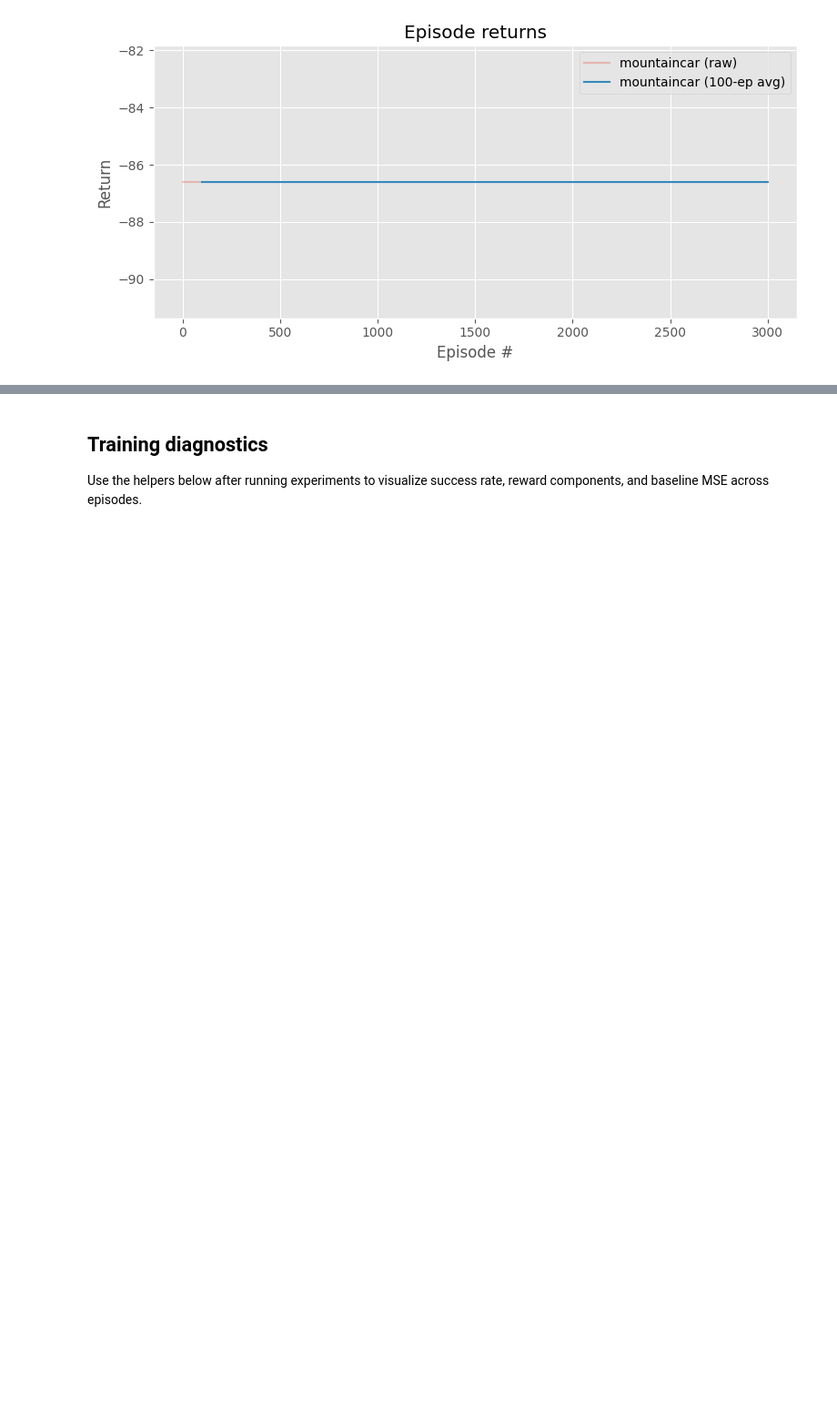
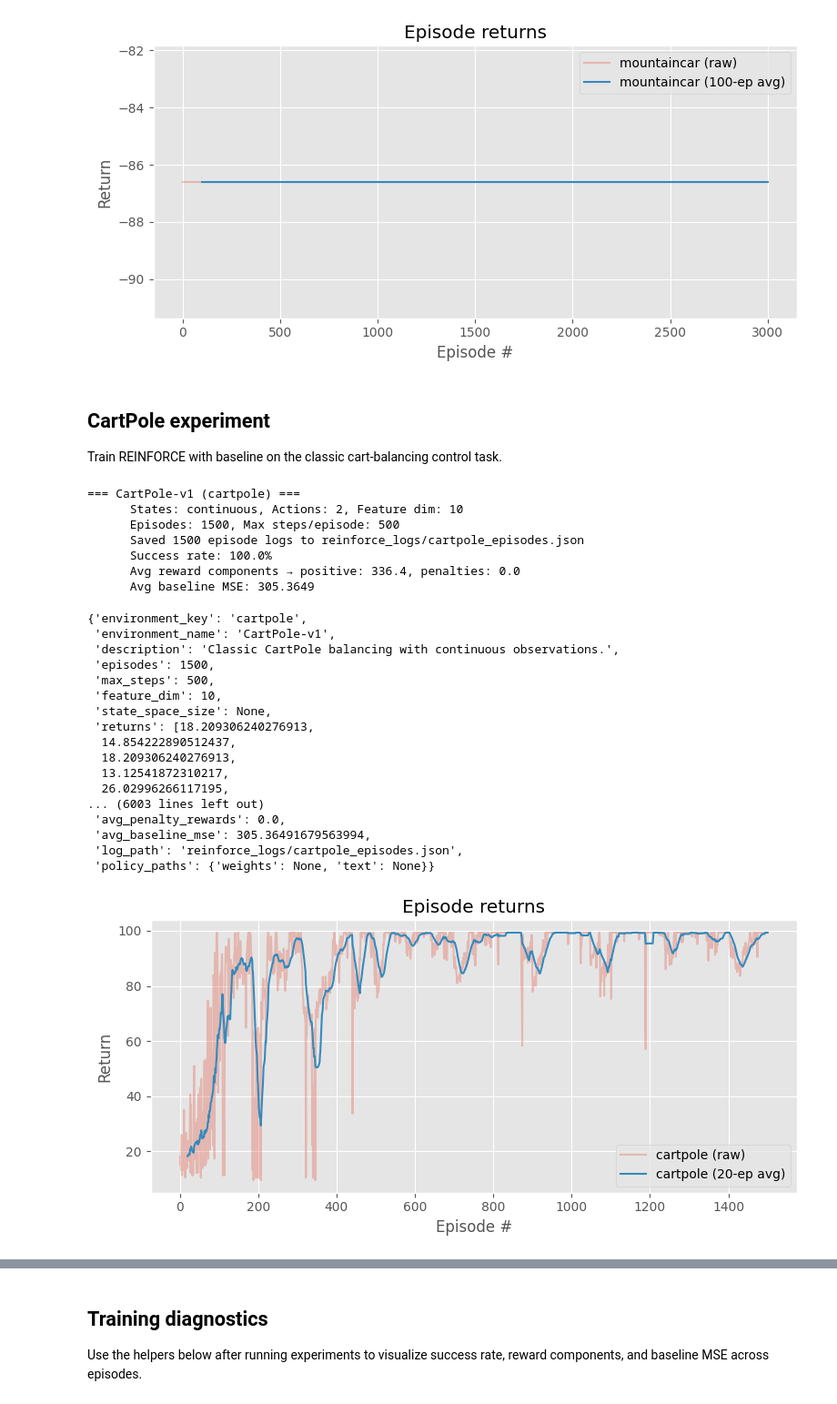
Before and after one commit to A-N1khil/compsci687-final-project, a Jupyter notebook: reinforce_baseline.ipynb, the cells around one changed output, grey strips where cells are left out. Shown at 91% size. Drawn from its saved outputs; the diff is of its cells as text; code cells hidden in the pictures; blank space fills up the shorter version.

```diff
--- a/reinforce_baseline.ipynb
+++ b/reinforce_baseline.ipynb
@@ -612,3 +661,38 @@ mountaincar_result
  'policy_paths': {'weights': 'policies/mountaincar_policy_baseline.npz',
   'text': 'policies/mountaincar_policy_baseline.txt'}}
 [figure]
+# %% [markdown]
+## CartPole experiment
+Train REINFORCE with baseline on the classic cart-balancing control task.
+# %%
+cartpole_result = run_reinforce_experiment('cartpole', agent_config=BASE_AGENT_CONFIG_cp)
+results['cartpole'] = cartpole_result
+plot_episode_returns({'cartpole': cartpole_result})
+
+cartpole_result
+# %% [output]
+=== CartPole-v1 (cartpole) ===
+      States: continuous, Actions: 2, Feature dim: 10
+      Episodes: 1500, Max steps/episode: 500
+      Saved 1500 episode logs to reinforce_logs/cartpole_episodes.json
+      Success rate: 100.0%
+      Avg reward components → positive: 336.4, penalties: 0.0
+      Avg baseline MSE: 305.3649
+{'environment_key': 'cartpole',
+ 'environment_name': 'CartPole-v1',
+ 'description': 'Classic CartPole balancing with continuous observations.',
+ 'episodes': 1500,
+ 'max_steps': 500,
+ 'feature_dim': 10,
+ 'state_space_size': None,
+ 'returns': [18.209306240276913,
+  14.854222890512437,
+  18.209306240276913,
+  13.12541872310217,
+  26.02996266117195,
+... (6003 lines left out)
+ 'avg_penalty_rewards': 0.0,
+ 'avg_baseline_mse': 305.36491679563994,
+ 'log_path': 'reinforce_logs/cartpole_episodes.json',
+ 'policy_paths': {'weights': None, 'text': None}}
+[figure, added]
```
Also changed, not shown: parts of 9 cells of this notebook, 13 other files.
